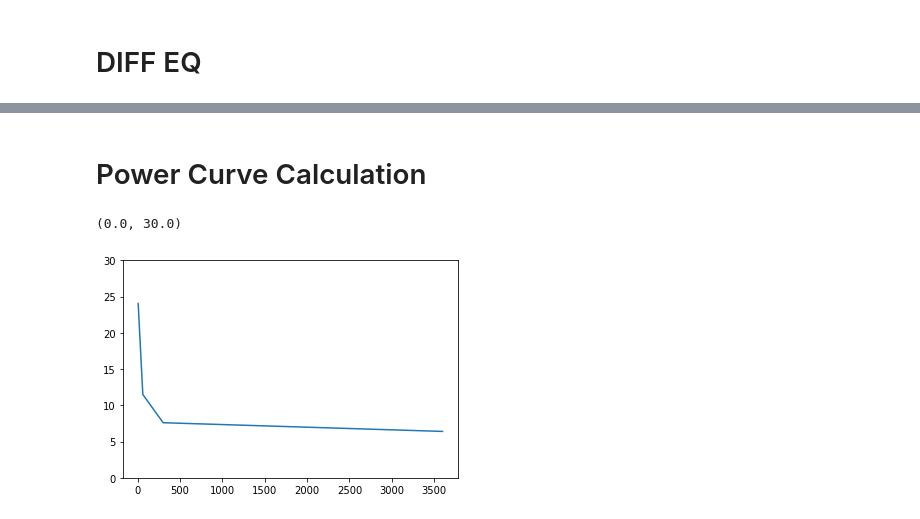
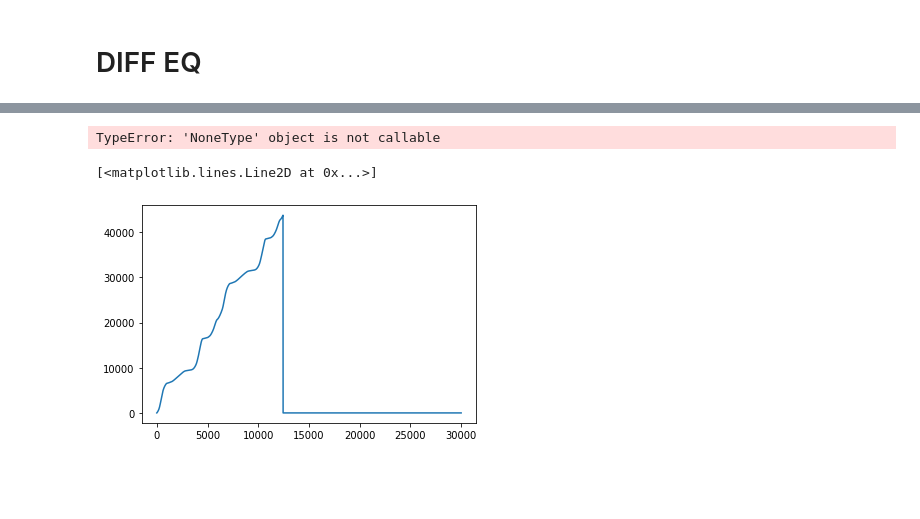
Before and after one commit to anthonyozerov/optimal-cycling, a Jupyter notebook: anthony.ipynb, the cells around one changed output, grey strips where cells are left out. Saved outputs shown, nothing was run; the diff lists cells and outputs as text; code cells hidden in the pictures; blank space fills up the shorter version.

```diff
--- a/anthony.ipynb
+++ b/anthony.ipynb
@@ -408,2 +371,0 @@ plt.plot([p['cumdist'] for p in points], [p['alt'] for p in points])
-# %% [markdown]
-# Power Curve Calculation
@@ -413,6 +372,59 @@ y = [24.04, 11.5, 7.6, 6.4]
-# %%
-plt.plot(x,y)
-plt.ylim(0,30)
-# %% [output]
-(0.0, 30.0)
-[figure, removed]
+# %%
+def dxdt(v):
+    return v
+def dvdt(a):
+    return a
+def dedt(x):
+    return np.repeat(-1/T(P(x)),len(x))
+
+def step(x, v, e, i, h, P):
+    x[x>x_max]=x_max
+    idx = np.floor(x/data_compr).astype(int)
+    slope = slope_data[idx]
+    vmax = vmax_data[idx]
+    v = (v>vmax) * vmax + (v<=vmax) * v
+
+    a = (P(x)/v - Cd*rho*A*(v**2)/2 - m*g*(np.sin(slope)+mu*np.cos(slope)))/m
+
+    v = v + a * h
+    x = x + dxdt(v) * h
+    e = e - dedt(x) * h
+
+#         x_sol[i,:] = x
+#         v_sol[i,:] = v
+#         e_sol[i,:] = e
+    return x, v, e
+
+
+def simulate(n, h, P):
+
+    v0 = np.zeros(n)+0.01
+    x0 = np.zeros(n)
+    e0 = np.zeros(n)+1
+
+#     t_max = 6000
+#     iterations = math.ceil(t_max/h)
+#     t_span = np.linspace(0,t_max, iterations)
+
+    x = np.zeros(n)
+    v = np.zeros(n)+0.1
+    e = np.zeros(n)+1
+    #x_sol = np.zeros((iterations, n))
+    #v_sol = np.zeros((iterations, n))
+    #e_sol = np.zeros((iterations, n))
+    i = 0
+    while(max(x)< x_max):
+        x, v, e = step(x, v, e, i, h, P)
+        if i%2000 == 0: print(max(x))
+        i += 1
+    return i * h
+
+P = np.random.rand(n_segments, n)*100 + 300
+simulate(1000, 0.5, None)
+# %% [output]
+TypeError: 'NoneType' object is not callable
+# %%
+plt.plot(x_sol[:,2])
+# %% [output]
+[<matplotlib.lines.Line2D at 0x...>]
+[figure, added]
```
Also changed, not shown: parts of 38 cells of this notebook.
